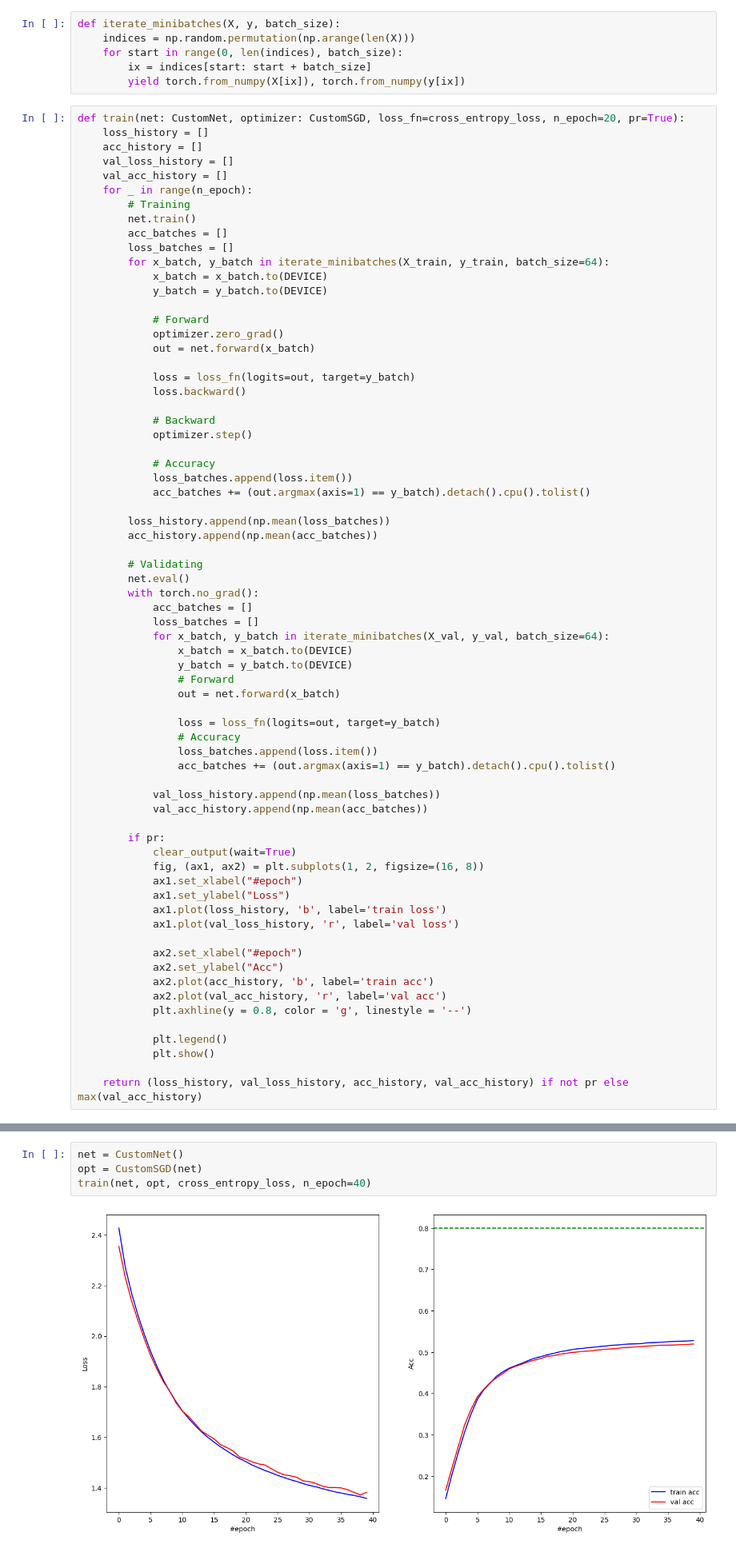
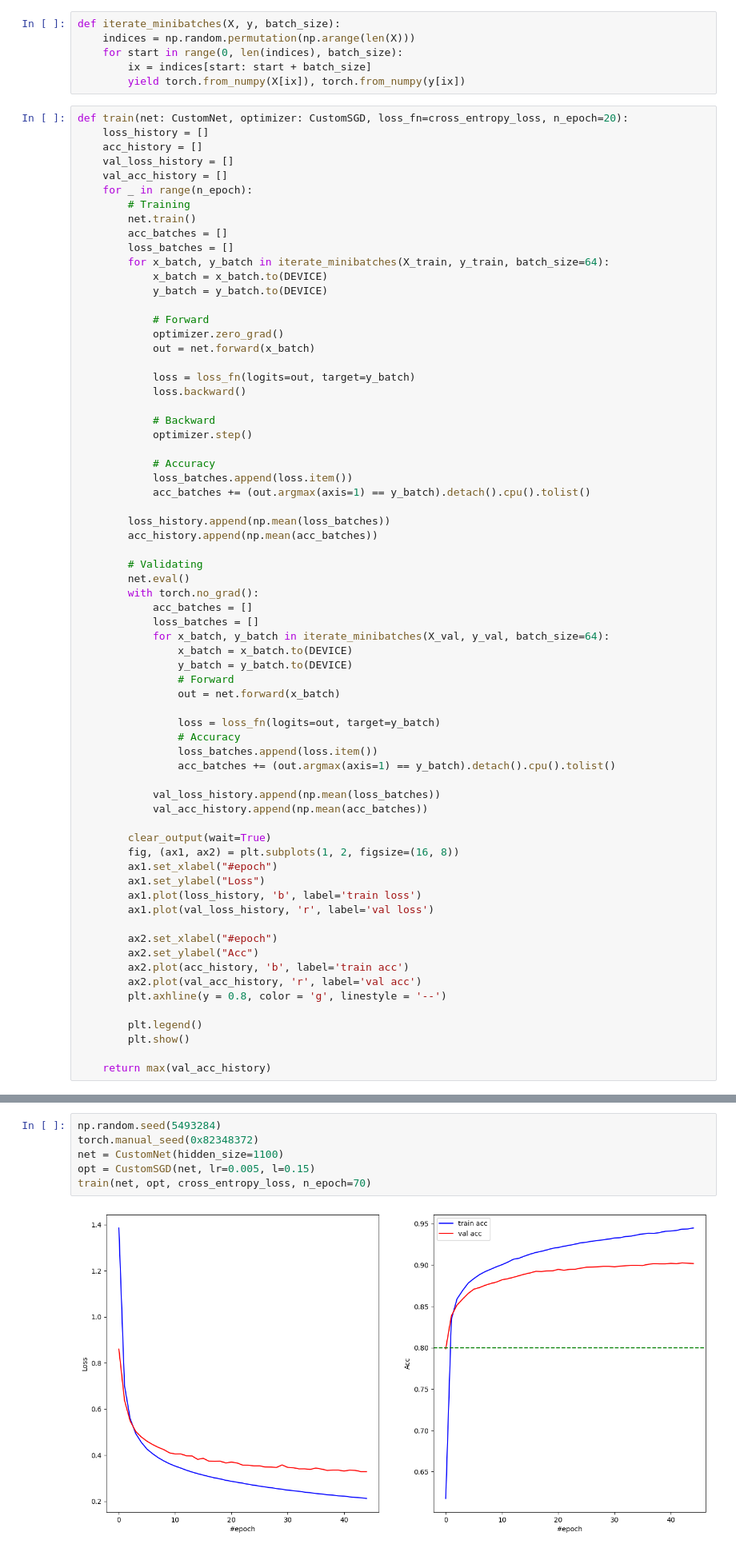
Before and after one commit to i80287/deep-learning-course, a Jupyter notebook: hw01/1_Hw_Students.ipynb, the cells around one changed output, grey strips where cells are left out. Shown: that part at 80% size. Saved outputs shown, nothing was run; the diff lists cells and outputs as text.

```diff
--- a/hw01/1_Hw_Students.ipynb
+++ b/hw01/1_Hw_Students.ipynb
@@ -209,7 +209,7 @@ def iterate_minibatches(X, y, batch_size):
         ix = indices[start: start + batch_size]
         yield torch.from_numpy(X[ix]), torch.from_numpy(y[ix])
 # %%
-def train(net: CustomNet, optimizer: CustomSGD, loss_fn=cross_entropy_loss, n_epoch=20, pr=True):
+def train(net: CustomNet, optimizer: CustomSGD, loss_fn=cross_entropy_loss, n_epoch=20):
     loss_history = []
     acc_history = []
     val_loss_history = []
@@ -259,21 +259,20 @@ def train(net: CustomNet, optimizer: CustomSGD, loss_fn=cross_entropy_loss, n_ep
             val_loss_history.append(np.mean(loss_batches))
             val_acc_history.append(np.mean(acc_batches))
 
-        if pr:
-            clear_output(wait=True)
-            fig, (ax1, ax2) = plt.subplots(1, 2, figsize=(16, 8))
-            ax1.set_xlabel("#epoch")
-            ax1.set_ylabel("Loss")
-            ax1.plot(loss_history, 'b', label='train loss')
-            ax1.plot(val_loss_history, 'r', label='val loss')
+        clear_output(wait=True)
+        fig, (ax1, ax2) = plt.subplots(1, 2, figsize=(16, 8))
+        ax1.set_xlabel("#epoch")
+        ax1.set_ylabel("Loss")
+        ax1.plot(loss_history, 'b', label='train loss')
+        ax1.plot(val_loss_history, 'r', label='val loss')
 
-            ax2.set_xlabel("#epoch")
-            ax2.set_ylabel("Acc")
-            ax2.plot(acc_history, 'b', label='train acc')
-            ax2.plot(val_acc_history, 'r', label='val acc')
-            plt.axhline(y = 0.8, color = 'g', linestyle = '--')
+        ax2.set_xlabel("#epoch")
+        ax2.set_ylabel("Acc")
+        ax2.plot(acc_history, 'b', label='train acc')
+        ax2.plot(val_acc_history, 'r', label='val acc')
+        plt.axhline(y = 0.8, color = 'g', linestyle = '--')
 
-            plt.legend()
-            plt.show()
+        plt.legend()
+        plt.show()
 
-    return (loss_history, val_loss_history, acc_history, val_acc_history) if not pr else max(val_acc_history)
+    return max(val_acc_history)
@@ -341,6 +279,8 @@ def trains(net_und_opts: list[tuple[CustomNet, CustomSGD]], trace=False):
 # %%
-net = CustomNet()
-opt = CustomSGD(net)
-train(net, opt, cross_entropy_loss, n_epoch=40)
+np.random.seed(5493284)
+torch.manual_seed(0x82348372)
+net = CustomNet(hidden_size=1100)
+opt = CustomSGD(net, lr=0.005, l=0.15)
+train(net, opt, cross_entropy_loss, n_epoch=70)
 # %% [output]
-[figure, old version]
+[figure, new version]
```
Also changed, not shown: parts of 14 cells of this notebook.
